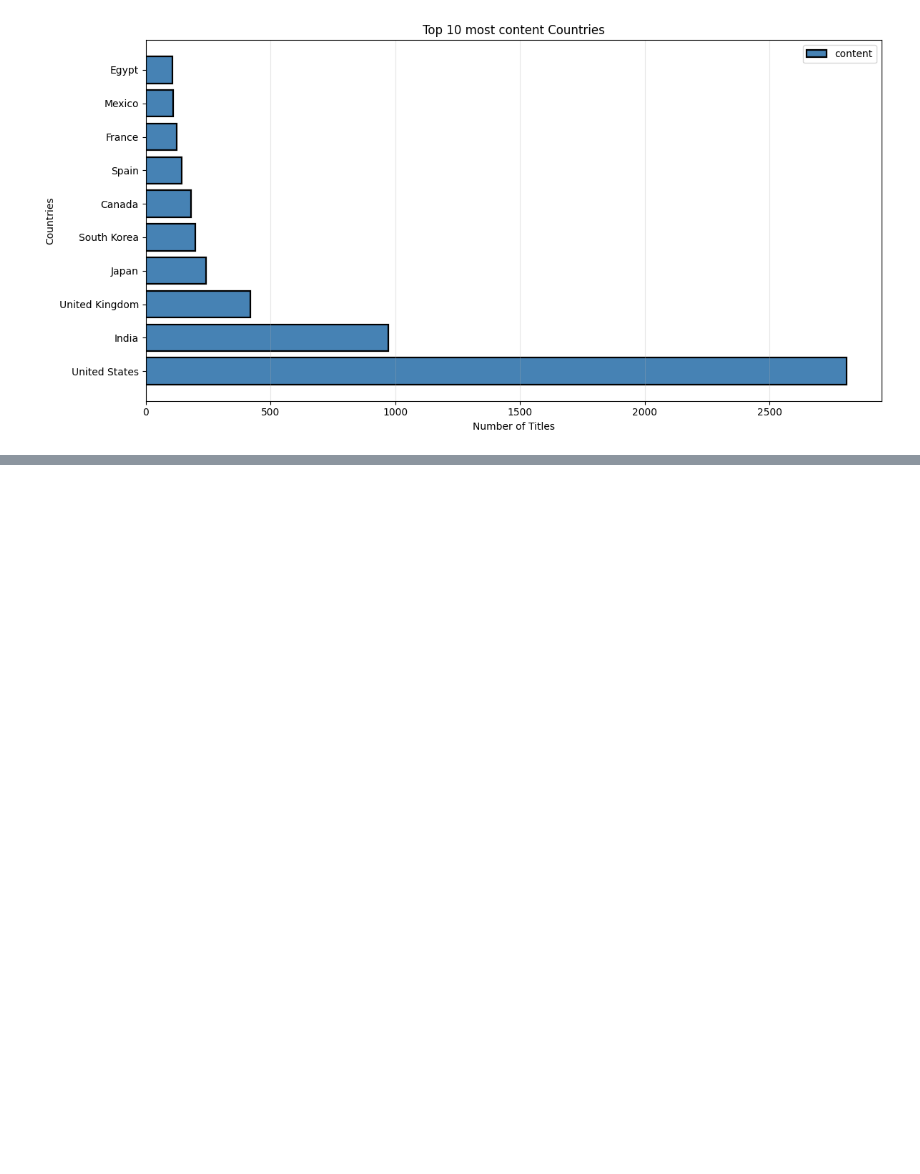
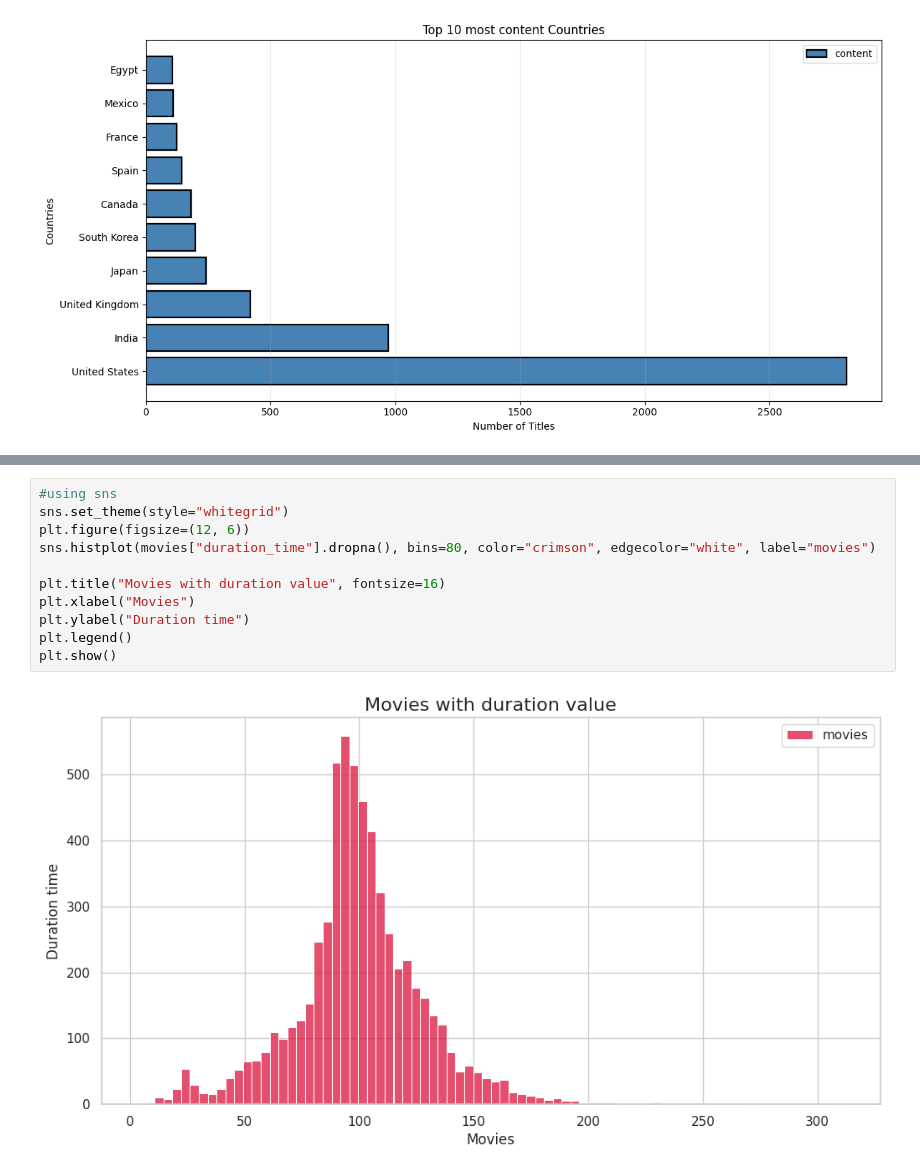
Before and after one commit to DevBhargav07/ML_Learning_Pluto, a Jupyter notebook: Codespace/ML_Learning.ipynb, the cells around one changed output, grey strips where cells are left out. Drawn from its saved outputs; the diff is of its cells as text; blank space fills up the shorter version.

```diff
--- a/Codespace/ML_Learning.ipynb
+++ b/Codespace/ML_Learning.ipynb
@@ -408,0 +446,13 @@ plt.show()
+# %%
+#using sns
+sns.set_theme(style="whitegrid")
+plt.figure(figsize=(12, 6))
+sns.histplot(movies["duration_time"].dropna(), bins=80, color="crimson", edgecolor="white", label="movies")
+
+plt.title("Movies with duration value", fontsize=16)
+plt.xlabel("Movies")
+plt.ylabel("Duration time")
+plt.legend()
+plt.show()
+# %% [output]
+[figure, added]
```
Also changed, not shown: parts of 8 cells of this notebook.
